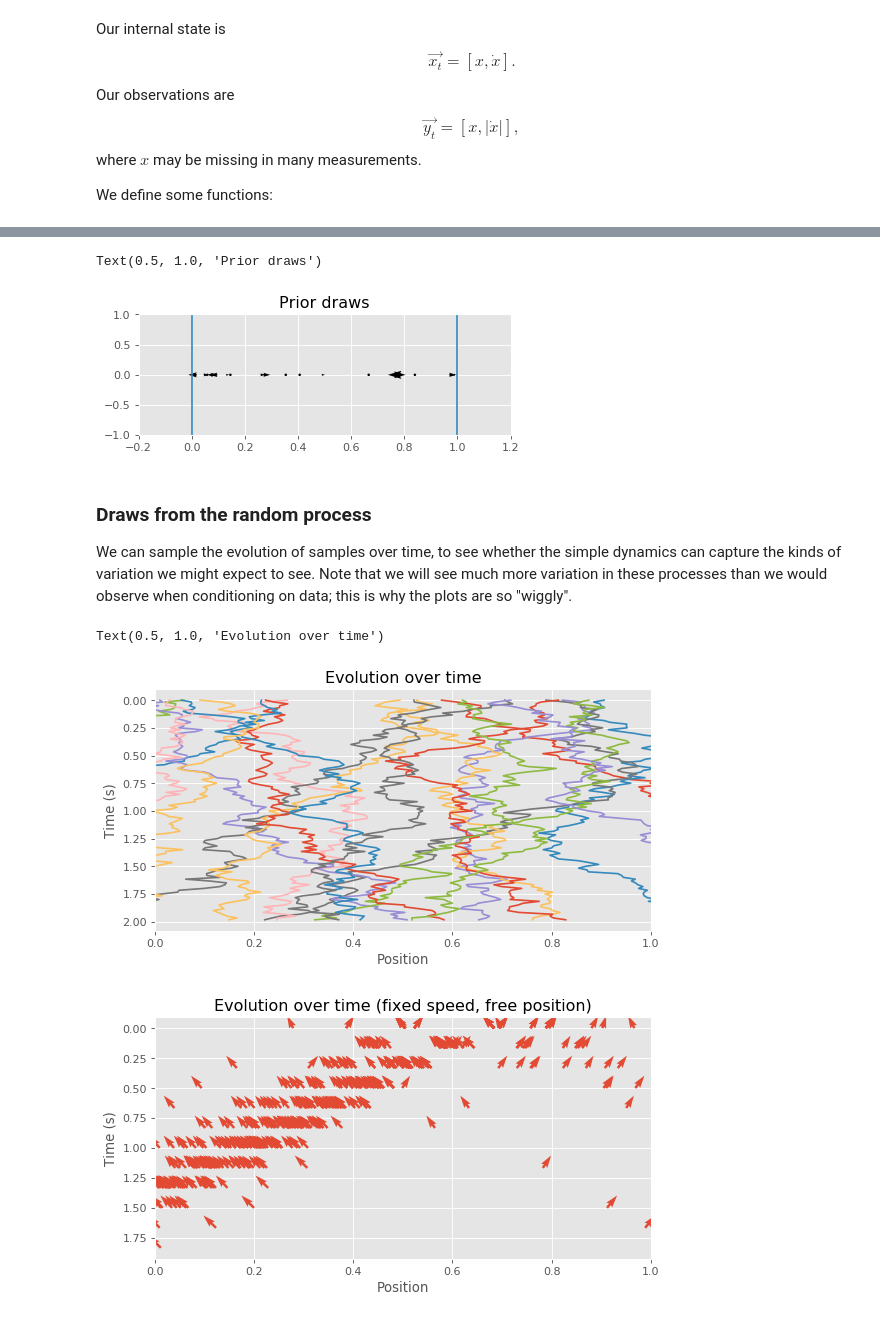
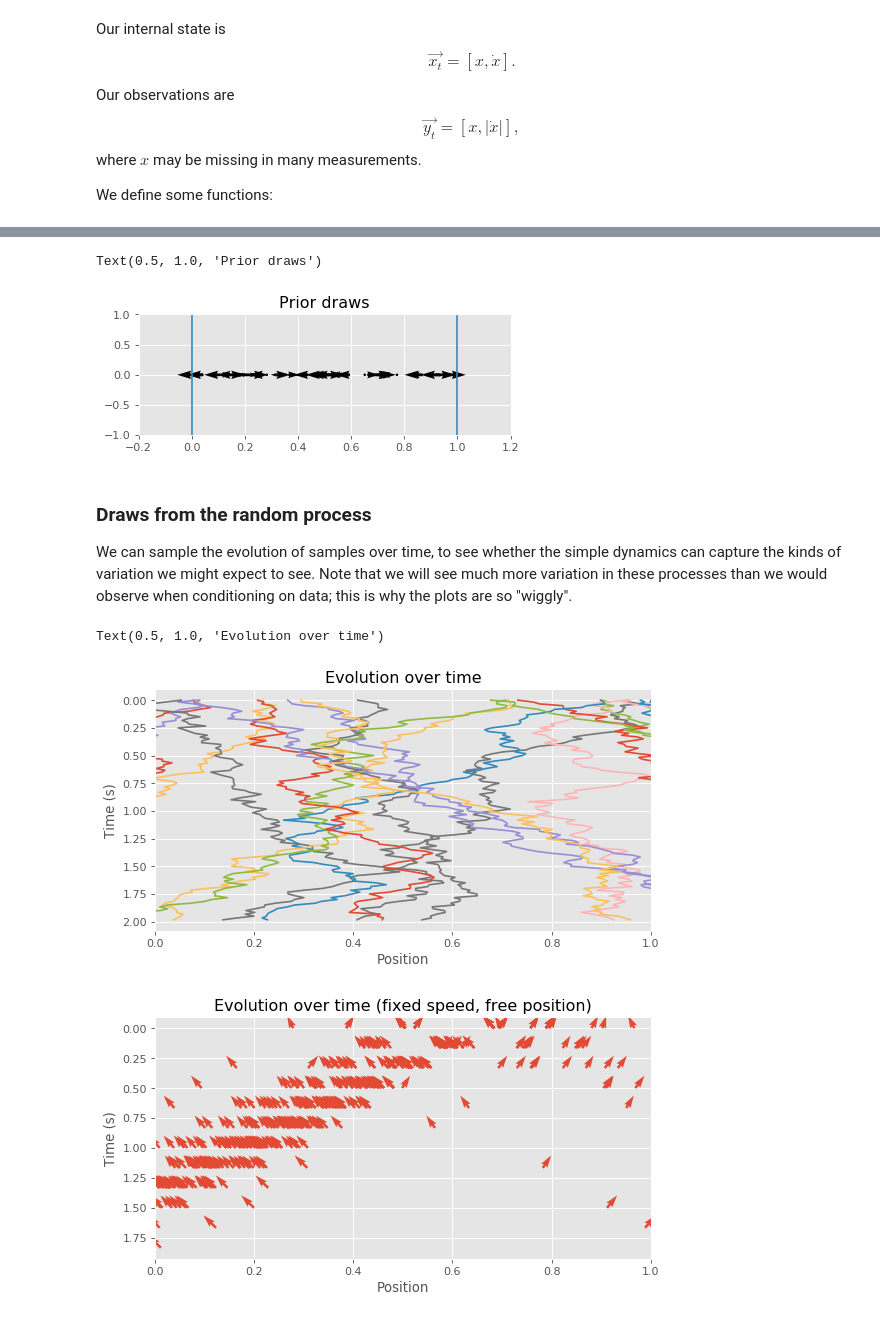
Before and after one commit to johnhw/chi_course_2019, a Jupyter notebook: 01_intro_to_bayesian_methods/Introduction_to_Bayesian_Methods_in_HCI.ipynb, the cells around one changed output, grey strips where cells are left out. Saved outputs shown, nothing was run; the diff lists cells and outputs as text; code cells hidden in the pictures.

```diff
--- a/01_intro_to_bayesian_methods/Introduction_to_Bayesian_Methods_in_HCI.ipynb
+++ b/01_intro_to_bayesian_methods/Introduction_to_Bayesian_Methods_in_HCI.ipynb
@@ -590,7 +740,7 @@ def prior(n):
     """Return n initial draws from the prior over the position
     and velocity of the cursor before any observations have been drawn"""
     x_prior = np.random.uniform(0, 1, n)  # anywhere 0->1
-    dx_prior = np.random.normal(0, 0.2, n)  # slow movement
+    dx_prior = np.random.normal(0, 0.5, n)  # slow movement
     return np.stack([x_prior, dx_prior]).T
 # %%
 def observation(particles):
@@ -666,0 +856,2 @@ One of the major advantages of a Bayesian generative model is that we can check
+# %%
+samples = prior(50)
@@ -667,25 +870,23 @@ One of the major advantages of a Bayesian generative model is that we can check
 # %%
-samples = prior(20)
-
 # show 20 random samples from the prior
 # should be randomly spread in the range [0,1], with some small initial velocity
 
 fig = plt.figure(figsize=(6, 2))
 ax = fig.add_subplot(1, 1, 1)
 ax.quiver(samples[:, 0],
           0 * samples[:, 0],
           samples[:, 1],
           0 * samples[:, 0],
           units='x',
           scale=10)
 ax.axvline(0.0, color='C1')
 ax.axvline(1.0, color='C1')
 ax.set_xlim(-0.2, 1.2)
 ax.set_ylim(-1, 1)
 ax.set_title("Prior draws")
 # %% [output]
 Text(0.5, 1.0, 'Prior draws')
-[figure, old version]
+[figure, new version]
 # %% [markdown]
 ### Draws from the random process
 We can sample the evolution of samples over time, to see whether the simple dynamics can capture the kinds of variation we might expect to see. Note that we will see much more variation in these processes than we would observe when conditioning on data; this is why the plots are so "wiggly".
@@ -718,7 +919,7 @@ ax.set_ylabel("Time (s)")
 ax.set_title("Evolution over time")
 # %% [output]
 Text(0.5, 1.0, 'Evolution over time')
-[figure, old version]
+[figure, new version]
 # %%
 samples = prior(50)
 
```
Also changed, not shown: parts of 19 cells of this notebook, 3 other files.
